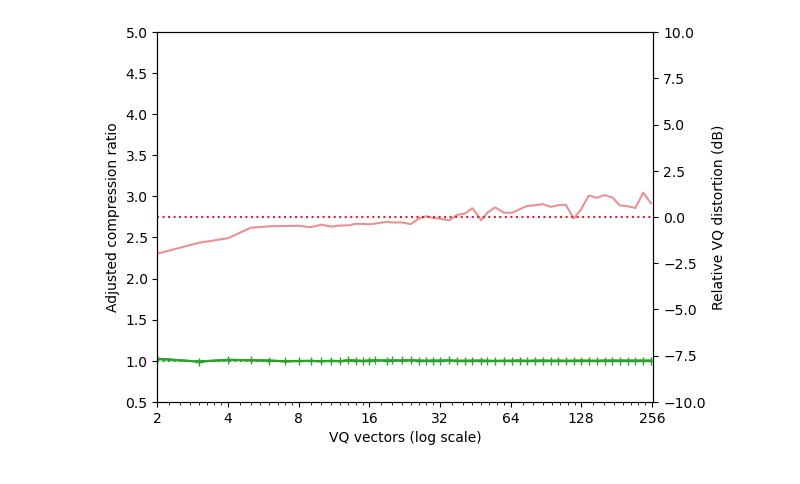
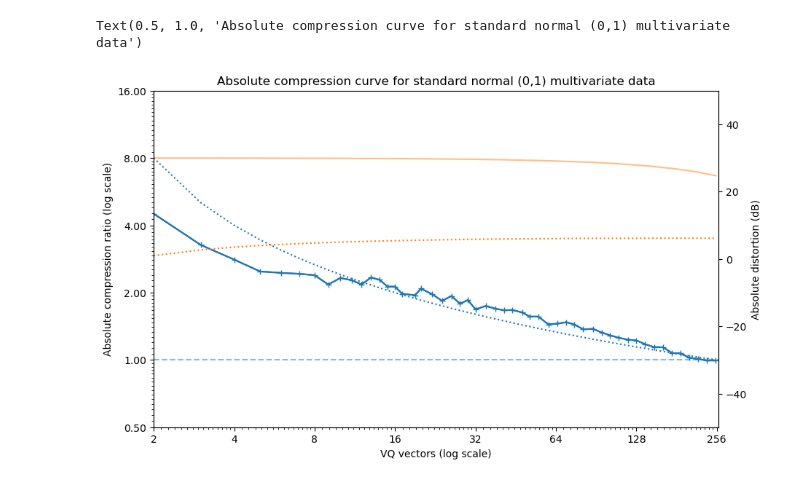
Before and after one commit to johnhw/compression_curves, a Jupyter notebook: compress_quantize.ipynb, the cells around one changed output. Saved outputs shown, nothing was run; the diff lists cells and outputs as text; code cells hidden in the pictures.

```diff
--- a/compress_quantize.ipynb
+++ b/compress_quantize.ipynb
@@ -183,8 +12,17 @@ k_range = np.unique((2.0 ** np.linspace(1,7.99,65)).astype(np.int64))
+# %%
+
+fig, ax = plt.subplots(figsize=(10, 6))
+
+test_m = np.random.normal(0,1,(500,nd))
+k_r = default_cluster_range
+z_curve, z_surrogate, d_curve = compression_surrogate_curve(test_m, k_r, whiten="standard")
+plot_absolute_compression_curve(ax, k_r, z_curve, d_curve, n_dim=nd)
+ax.set_title("Absolute compression curve for standard normal (0,1) multivariate data")
+# %% [output]
+Text(0.5, 1.0, 'Absolute compression curve for standard normal (0,1) multivariate data')
+[figure, added]
 # %%
-fig, ax = plt.subplots()
 
 test_m = np.random.normal(0,1,(1500,1))
-z_curve, z_surrogate, d_curve = compression_curve(test_m, k_range, whiten="standard")
-plot_compression_curve(ax, k_range, z_curve, z_surrogate, d_curve, 'C2', 'C3')
+k_r = default_cluster_range
+z_curve, z_surrogate, d_curve = compression_surrogate_curve(test_m, k_r, whiten="standard")
-# %% [output]
-[figure, removed]
```
Also changed, not shown: parts of 27 cells of this notebook, 12 other files.
